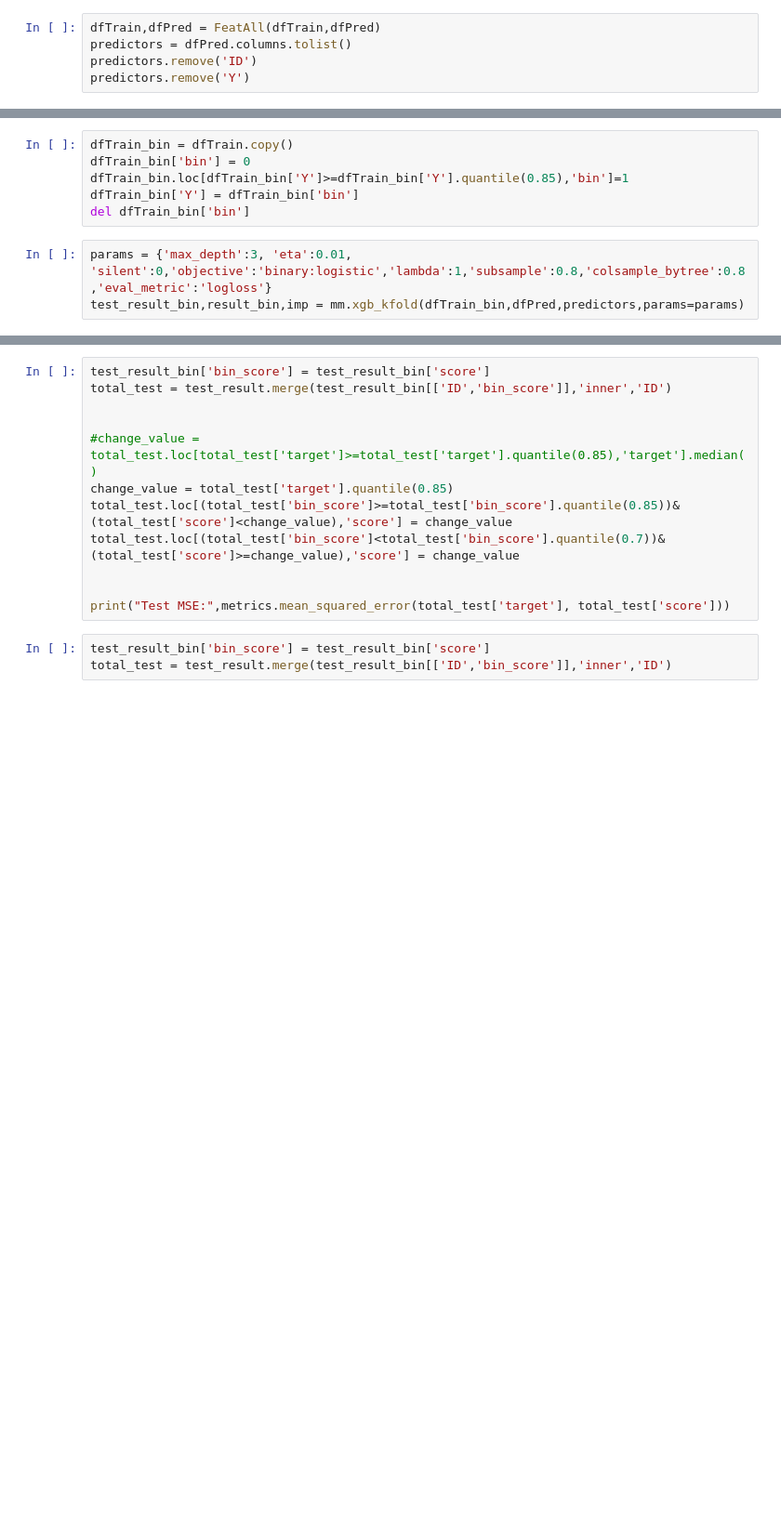
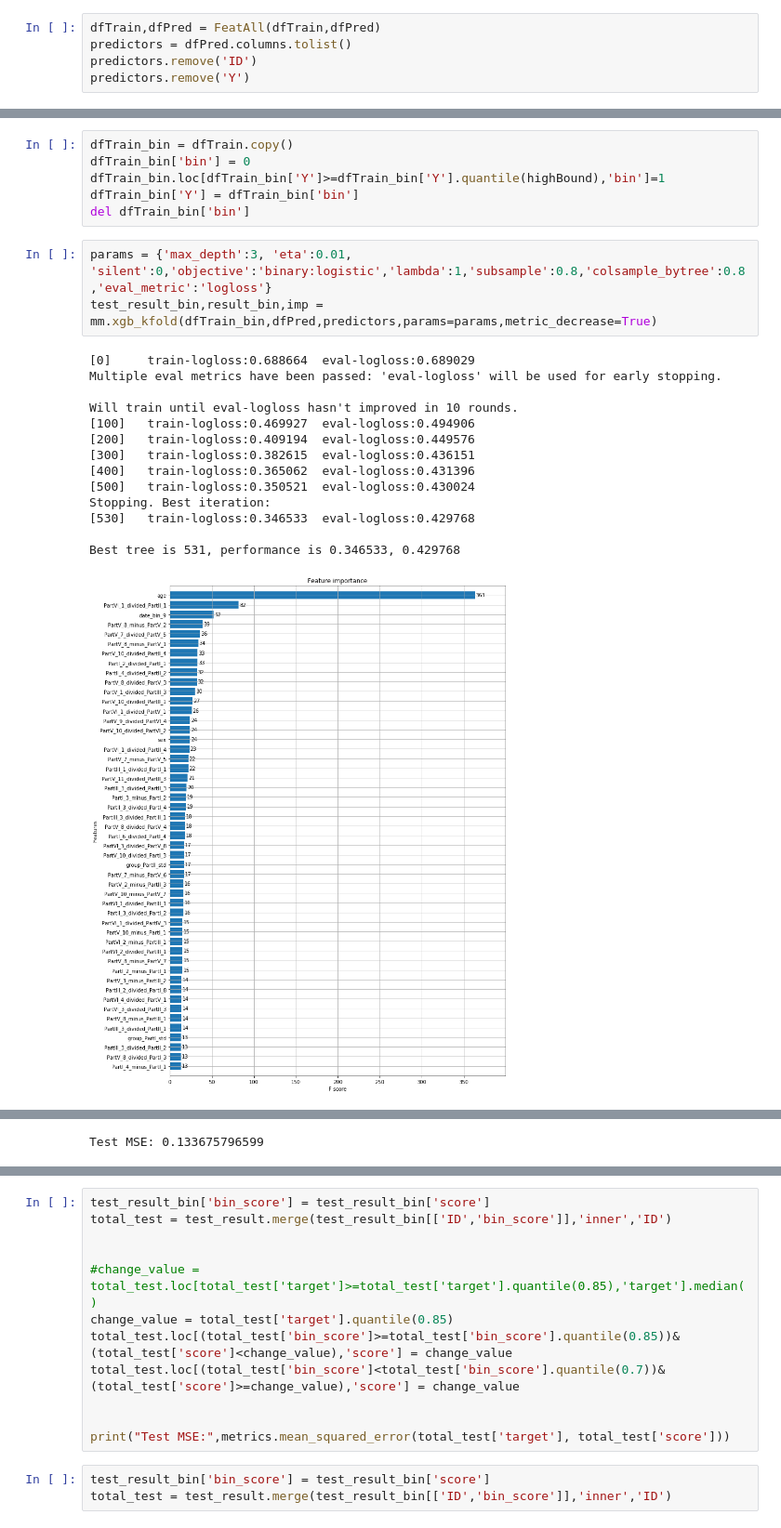
Before and after one commit to moneyml/DiabetesRisk, a Jupyter notebook: Code/Experiment/Test.ipynb, the cells around one changed output, grey strips where cells are left out. Shown at 93% size. Drawn from its saved outputs; the diff is of its cells as text; blank space fills up the shorter version.

```diff
--- a/Code/Experiment/Test.ipynb
+++ b/Code/Experiment/Test.ipynb
@@ -69,9 +193,24 @@ Will train until eval-rmse hasn't improved in 10 rounds.
 # %%
 dfTrain_bin = dfTrain.copy()
 dfTrain_bin['bin'] = 0
-dfTrain_bin.loc[dfTrain_bin['Y']>=dfTrain_bin['Y'].quantile(0.85),'bin']=1
+dfTrain_bin.loc[dfTrain_bin['Y']>=dfTrain_bin['Y'].quantile(highBound),'bin']=1
 dfTrain_bin['Y'] = dfTrain_bin['bin']
 del dfTrain_bin['bin']
 # %%
 params = {'max_depth':3, 'eta':0.01, 'silent':0,'objective':'binary:logistic','lambda':1,'subsample':0.8,'colsample_bytree':0.8,'eval_metric':'logloss'}
-test_result_bin,result_bin,imp = mm.xgb_kfold(dfTrain_bin,dfPred,predictors,params=params)
+test_result_bin,result_bin,imp = mm.xgb_kfold(dfTrain_bin,dfPred,predictors,params=params,metric_decrease=True)
+# %% [output]
+[0]     train-logloss:0.688664  eval-logloss:0.689029
+Multiple eval metrics have been passed: 'eval-logloss' will be used for early stopping.
+
+Will train until eval-logloss hasn't improved in 10 rounds.
+[100]   train-logloss:0.469927  eval-logloss:0.494906
+[200]   train-logloss:0.409194  eval-logloss:0.449576
+[300]   train-logloss:0.382615  eval-logloss:0.436151
+[400]   train-logloss:0.365062  eval-logloss:0.431396
+[500]   train-logloss:0.350521  eval-logloss:0.430024
+Stopping. Best iteration:
+[530]   train-logloss:0.346533  eval-logloss:0.429768
+
+Best tree is 531, performance is 0.346533, 0.429768
+[figure, added]
@@ -77,0 +271 @@ test_result_bin,result_bin,imp = mm.xgb_kfold(dfTrain_bin,dfPred,predictors,para
+Test MSE: 0.133675796599
```
Also changed, not shown: parts of 15 cells of this notebook, 5 other files.
